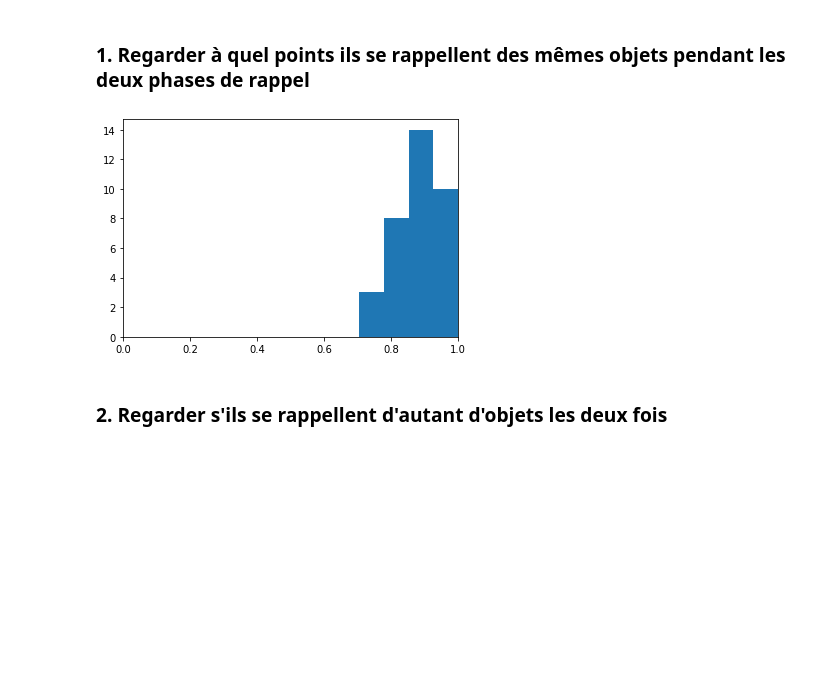
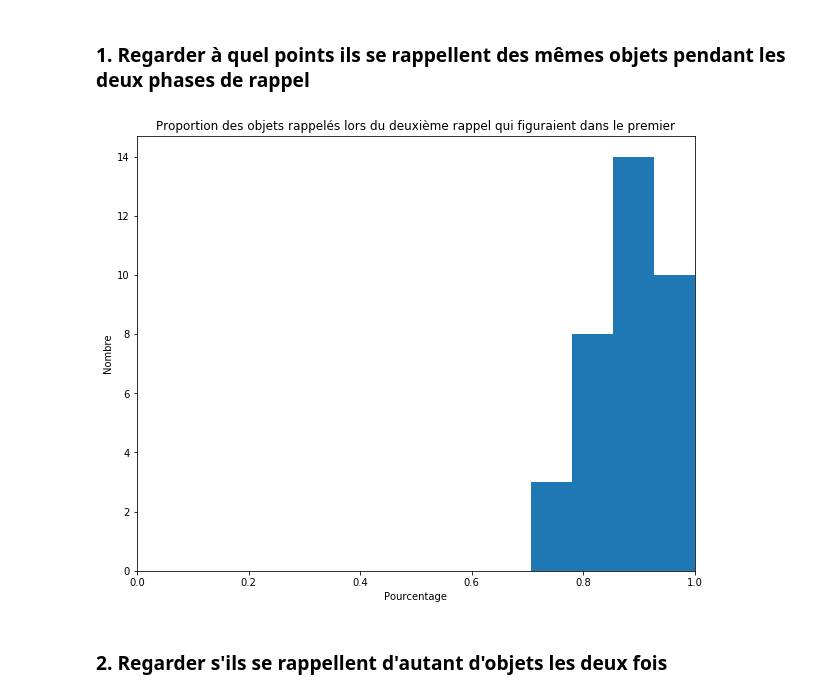
Before and after one commit to Gorzen/SHS-Project, a Jupyter notebook: Analyse.ipynb, the cells around one changed output. Drawn from its saved outputs; the diff is of its cells as text; code cells hidden in the pictures; blank space fills up the shorter version.

```diff
--- a/Analyse.ipynb
+++ b/Analyse.ipynb
@@ -38,34 +39,38 @@ results
 # %%
 gen = results.T.iterrows()
 
 next(gen)
 next(gen)
 
 items = results.loc[1:, results.columns[0]]
 
 scores = []
 
 for i, row in gen:
     first = row.iloc[1:]
     second = next(gen)[1].iloc[1:]
 
     first.index = items
     second.index = items
 
     first = set(first[~first.isnull()].index)
     second = set(second[~second.isnull()].index)
 
     score = len(second - first)/len(second)
     scores.append(score)
 
     # Skip apparition
     next(gen, None)
 
+plt.figure(figsize=(10,8))
 plt.hist(1 - np.array(scores), bins=4)
 plt.xlim((0, 1))
+plt.title("Proportion des objets rappelés lors du deuxième rappel qui figuraient dans le premier")
+plt.xlabel("Pourcentage")
+plt.ylabel("Nombre")
 plt.show()
 # %% [output]
-[figure, old version]
+[figure, new version]
 # %% [markdown]
 ### 2. Regarder s'ils se rappellent d'autant d'objets les deux fois
 # %%
```
Also changed, not shown: parts of 15 cells of this notebook.
